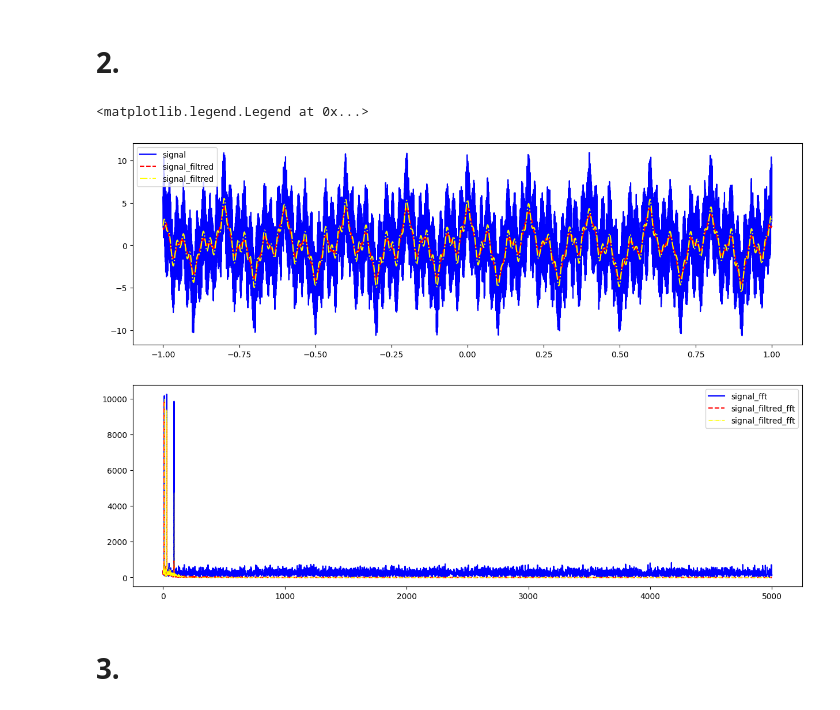
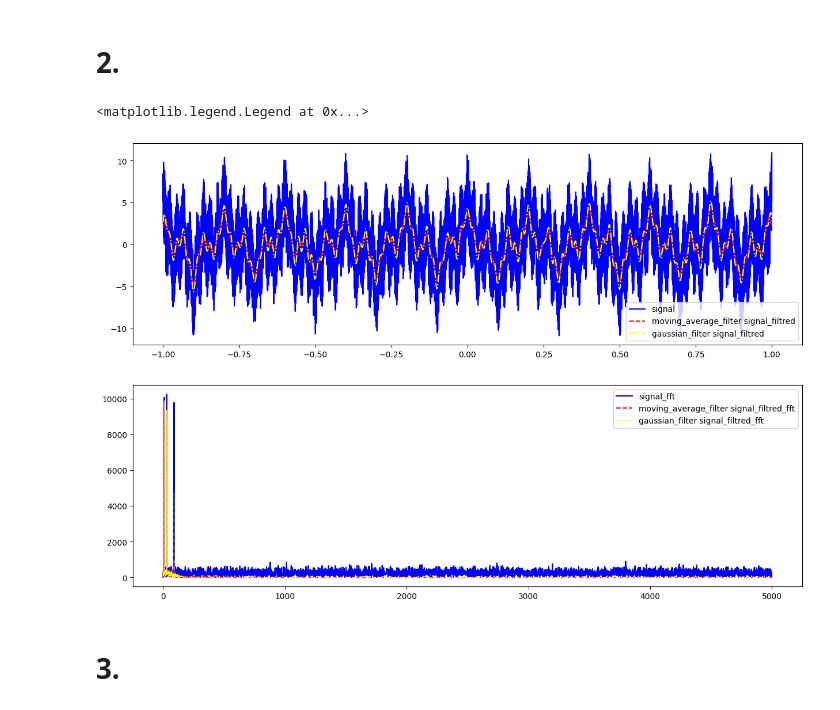
Before and after one commit to KadilenkoIvan/digital_signal_processing, a Jupyter notebook: lab6/6.ipynb, the cells around one changed output. Drawn from its saved outputs; the diff is of its cells as text; code cells hidden in the pictures.

```diff
--- a/lab6/6.ipynb
+++ b/lab6/6.ipynb
@@ -71,28 +71,28 @@ def gaussian_filter(signal, w):
 # %%
 fs = 10_000
 t, signal = get_cos_singal(f=[5, 15, 45],fs=fs, a=-1.0, b=1.0, noise=5)
 signal_filtred_1 = moving_average_filter(signal, 50)
 signal_filtred_2 = gaussian_filter(signal, 50)
 plt.figure(figsize=(15, 10))
 
 plt.subplot(2, 1, 1)
 plt.plot(t, signal, label='signal', color='blue')
-plt.plot(t, signal_filtred_1, label='signal_filtred', color='red', linestyle='--')
-plt.plot(t, signal_filtred_2, label='signal_filtred', color='yellow', linestyle='-.')
+plt.plot(t, signal_filtred_1, label='moving_average_filter signal_filtred', color='red', linestyle='--')
+plt.plot(t, signal_filtred_2, label='gaussian_filter signal_filtred', color='yellow', linestyle='-.')
 plt.legend()
 
 signal_fft, y_fft = compute_spectrum(signal, fs)
 signal_filtred_1_fft, y_filtred_1_fft = compute_spectrum(signal_filtred_1, fs)
 signal_filtred_2_fft, y_filtred_2_fft = compute_spectrum(signal_filtred_2, fs)
 
 plt.subplot(2, 1, 2)
 plt.plot(signal_fft, y_fft, label='signal_fft', color='blue')
-plt.plot(signal_filtred_1_fft, y_filtred_1_fft, label='signal_filtred_fft', color='red', linestyle='--')
-plt.plot(signal_filtred_2_fft, y_filtred_2_fft, label='signal_filtred_fft', color='yellow', linestyle='-.', linewidth=0.8)
+plt.plot(signal_filtred_1_fft, y_filtred_1_fft, label='moving_average_filter signal_filtred_fft', color='red', linestyle='--')
+plt.plot(signal_filtred_2_fft, y_filtred_2_fft, label='gaussian_filter signal_filtred_fft', color='yellow', linestyle='-.', linewidth=0.8)
 plt.legend()
 # %% [output]
 <matplotlib.legend.Legend at 0x...>
-[figure, old version]
+[figure, new version]
 # %% [markdown]
 # 3.
 # %%
```
Also changed, not shown: parts of 8 cells of this notebook.
